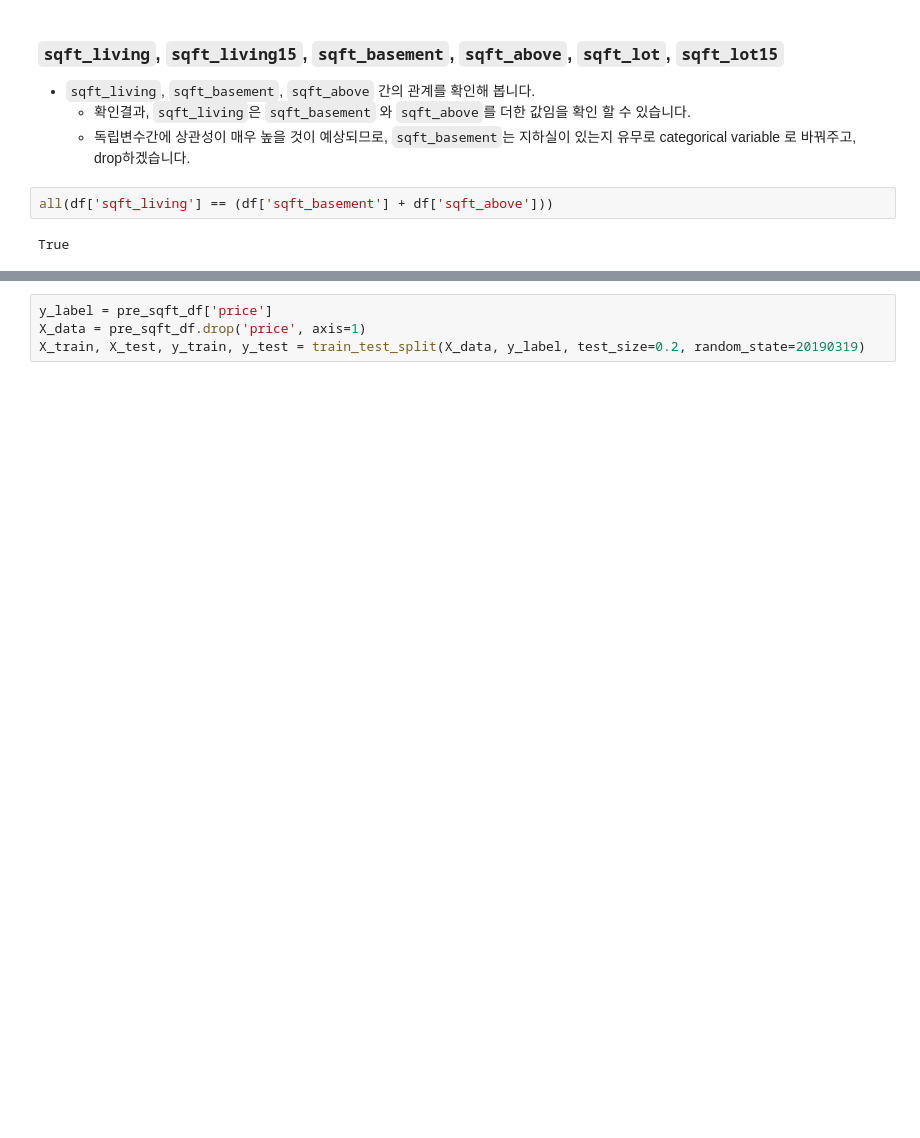
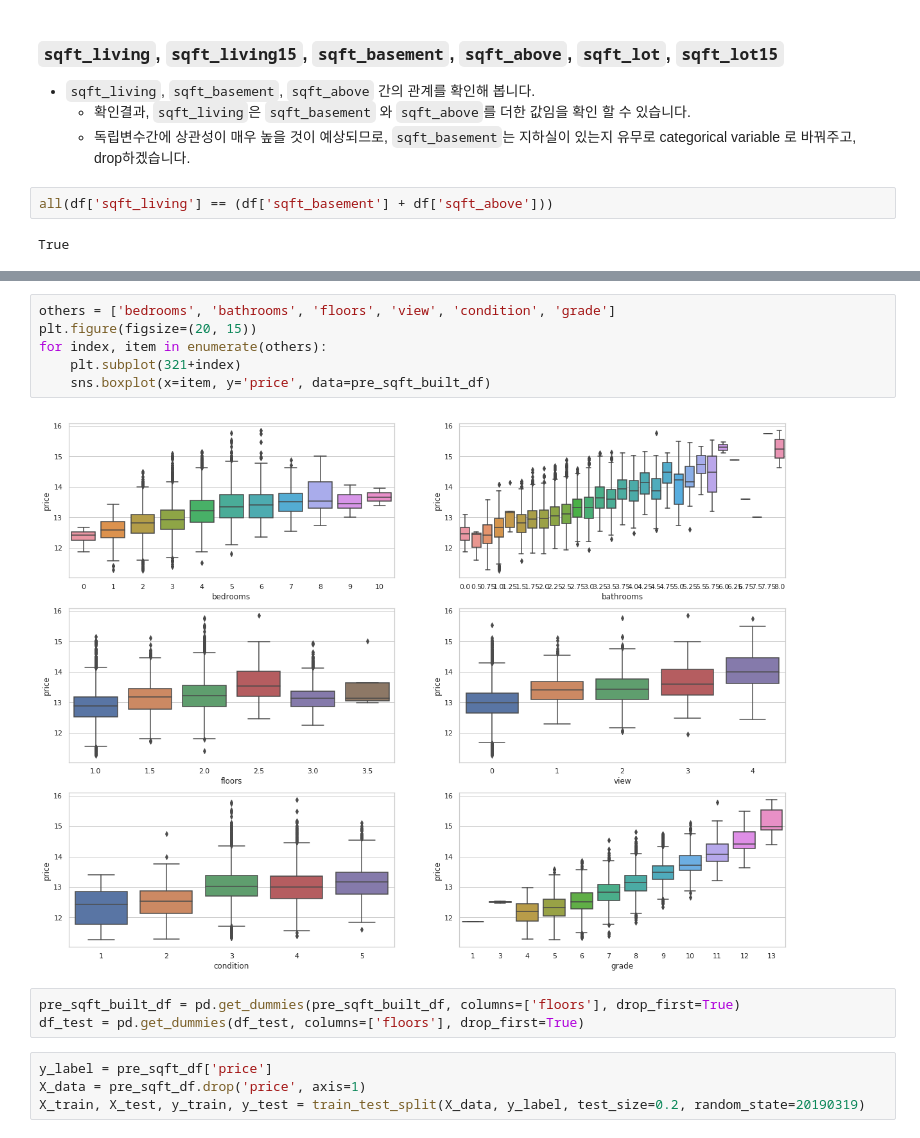
Before and after one commit to EmjayAhn/kaggle_HousePrice, a Jupyter notebook: 04_XGBoost_LightGBM.ipynb, the cells around one changed output, grey strips where cells are left out. Drawn from its saved outputs; the diff is of its cells as text; blank space fills up the shorter version.

```diff
--- a/04_XGBoost_LightGBM.ipynb
+++ b/04_XGBoost_LightGBM.ipynb
@@ -209,3 +327,14 @@ sqft_lot15 skewness:  0.9902731410872413
+# %%
+others = ['bedrooms', 'bathrooms', 'floors', 'view', 'condition', 'grade']
+plt.figure(figsize=(20, 15))
+for index, item in enumerate(others):
+    plt.subplot(321+index)
+    sns.boxplot(x=item, y='price', data=pre_sqft_built_df)
+# %% [output]
+[figure, added]
+# %%
+pre_sqft_built_df = pd.get_dummies(pre_sqft_built_df, columns=['floors'], drop_first=True)
+df_test = pd.get_dummies(df_test, columns=['floors'], drop_first=True)
 # %%
 y_label = pre_sqft_df['price']
 X_data = pre_sqft_df.drop('price', axis=1)
```
Also changed, not shown: parts of 36 cells of this notebook.
